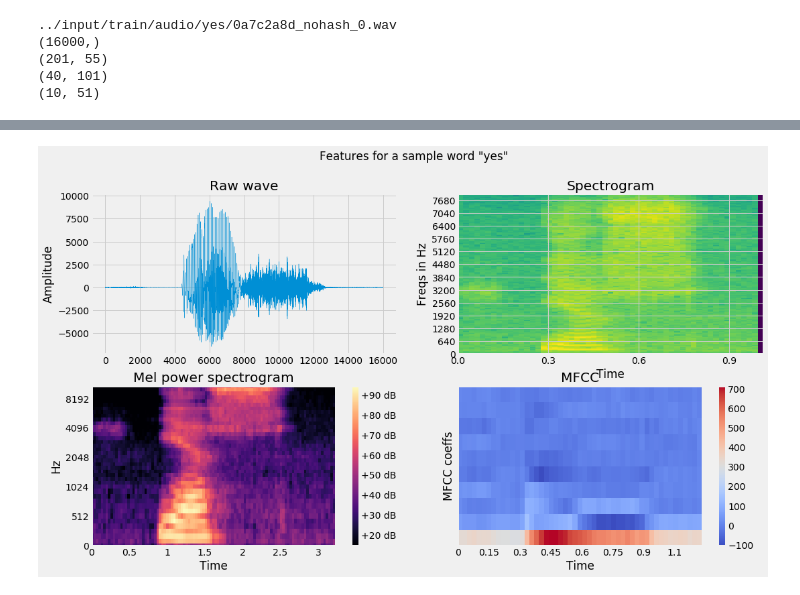
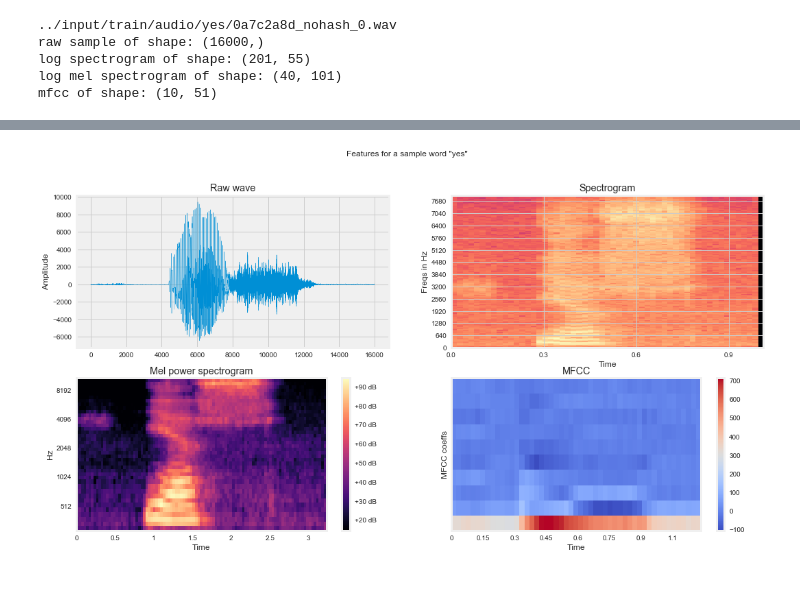
Before and after one commit to ryancheunggit/tensorflow-speech-recognition-challenge, a Jupyter notebook: Presentation/Explore_features.ipynb, the cells around one changed output, grey strips where cells are left out. Cells and saved outputs as stored; diff of their text form; code cells hidden in the pictures.

```diff
--- a/Presentation/Explore_features.ipynb
+++ b/Presentation/Explore_features.ipynb
@@ -117,16 +119,16 @@ train_audio_path = '../input/train/audio/'
 filename = 'yes/0a7c2a8d_nohash_0.wav'
 # %%
 filepath = train_audio_path + filename
-_ = plot_features(filepath)
+_ = extract_plot_features(filepath, plot=True)
 IPython.display.Audio(filepath)
 # %% [output]
 ../input/train/audio/yes/0a7c2a8d_nohash_0.wav
-(16000,)
-(201, 55)
-(40, 101)
-(10, 51)
+raw sample of shape: (16000,)
+log spectrogram of shape: (201, 55)
+log mel spectrogram of shape: (40, 101)
+mfcc of shape: (10, 51)
 [interactive output not drawn]
-[figure, old version]
+[figure, new version]
 # %%
 def plot_a_sample_word(word=None):
     train_audio_path = '../input/train/audio/'
```
Also changed, not shown: parts of 5 cells of this notebook, 3 other files.
